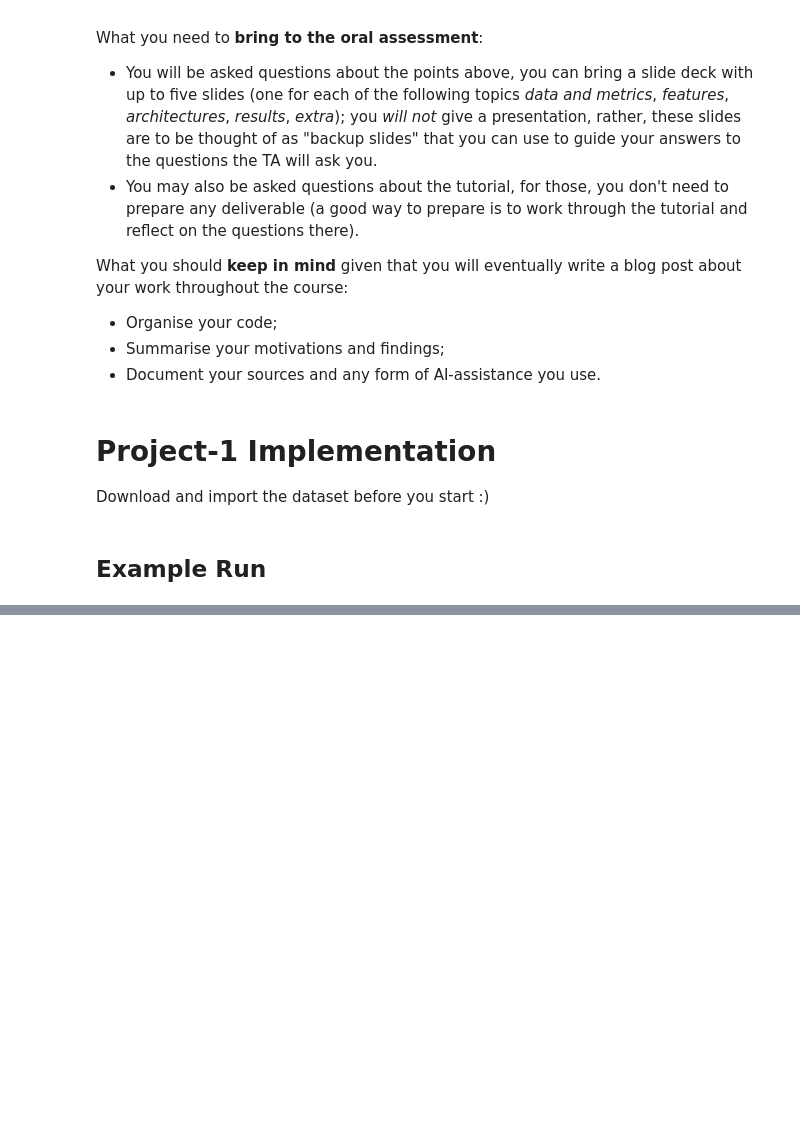
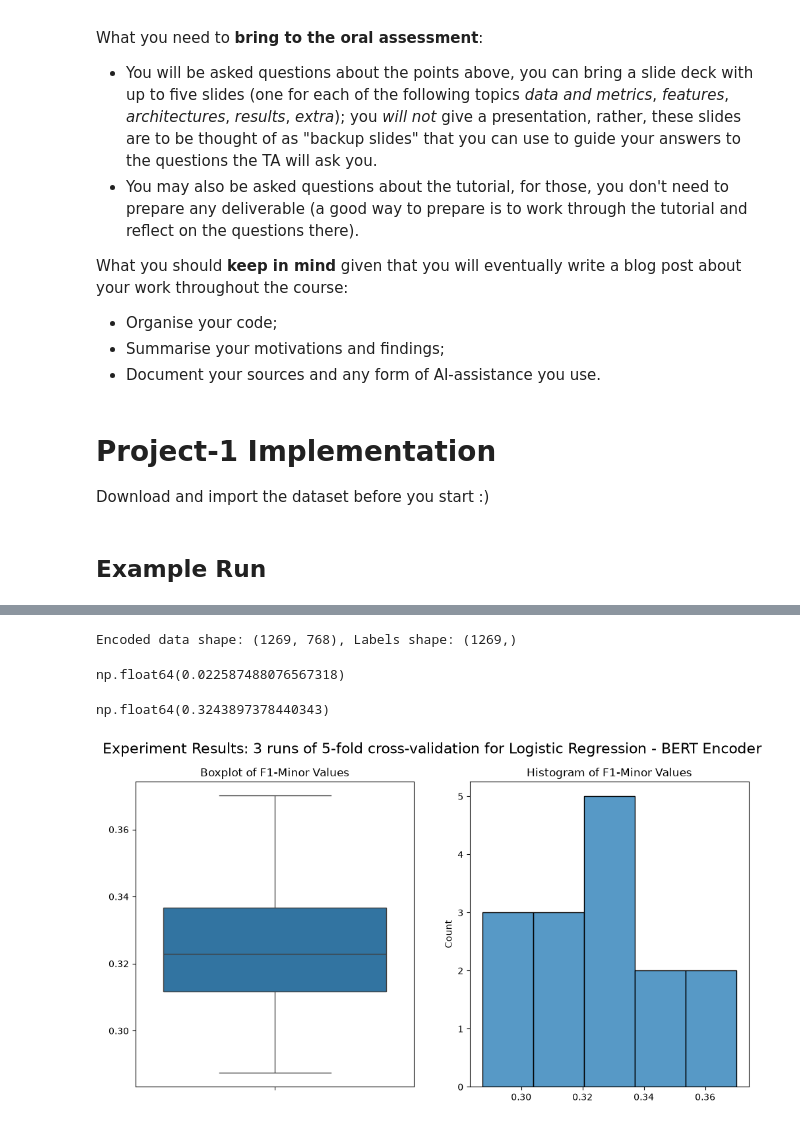
Before and after one commit to Akash-Balaji003/NLP_Projects, a Jupyter notebook: Project1/project.ipynb, the cells around one changed output, grey strips where cells are left out. Saved outputs shown, nothing was run; the diff lists cells and outputs as text; code cells hidden in the pictures; blank space fills up the shorter version.

```diff
--- a/Project1/project.ipynb
+++ b/Project1/project.ipynb
@@ -171,10 +238,10 @@ print(len(names))
 results_dir = {}
 i = 0
 for file in os.listdir(path_to_results):
-
-    if file.endswith(".csv"):
+    # choose only csv files that have todays date in the name
+    if file.endswith(".csv") and "20261108" in file:
         file_path = os.path.join(path_to_results, file)
         data = np.loadtxt(file_path, delimiter=',')
-
+        print(f"Loaded {file} with shape {data.shape} transferred to results_dir with key {names[i]}")
         results_dir[names[i]] = data
         i += 1
@@ -190,7 +282,27 @@ print(len(probabilities))
 # %%
 p_a, p_tile, p_b = probabilities[('LogisticRegression - TokenIndicator', 'LogisticRegression - BagOfWords')].probs(0.005)
 # %%
-p_a, p_tile
+my_classifier = TextClassifier(tokenizer=tokenizer_bpe, encoder=encoders[2], dataset=dataset, model=models[0])
+
+results = results_dir["LogisticRegression - BertEncoder"]
+my_classifier.experiment_results = results
+my_classifier.n = 3
+my_classifier.k = 5
+my_classifier.metric_value = "F1-Minor"
+# %% [output]
+Encoded data shape: (1269, 768), Labels shape: (1269,)
+# %%
+np.std(results)
+# %% [output]
+np.float64(0.022587488076567318)
+# %%
+np.mean(results)
+# %% [output]
+np.float64(0.3243897378440343)
+# %%
+my_classifier.visualize_results("Logistic Regression - BERT Encoder")
+# %% [output]
+[figure, added]
 # %%
 import numpy as np
 import matplotlib.pyplot as plt
```
Also changed, not shown: parts of 16 cells of this notebook.
